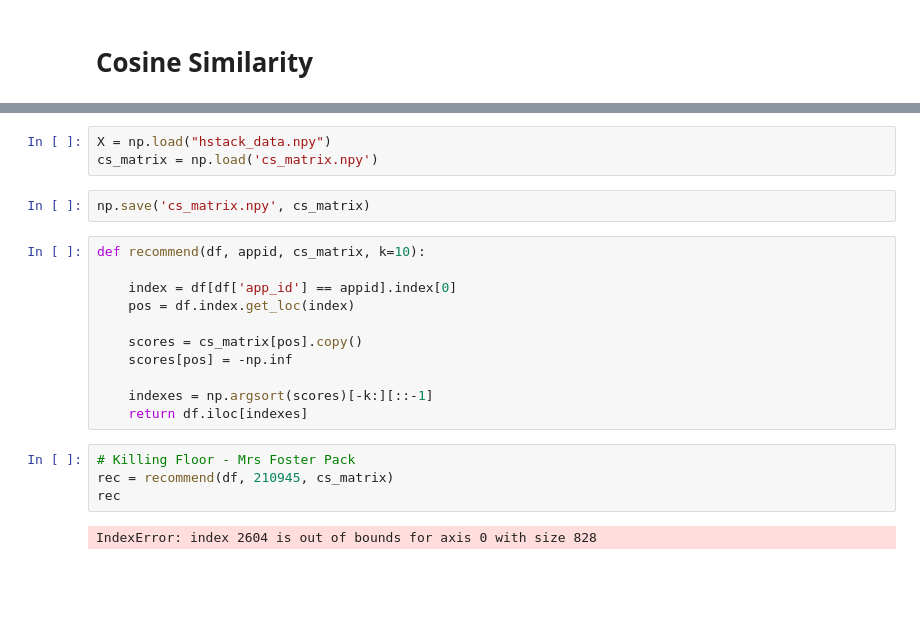
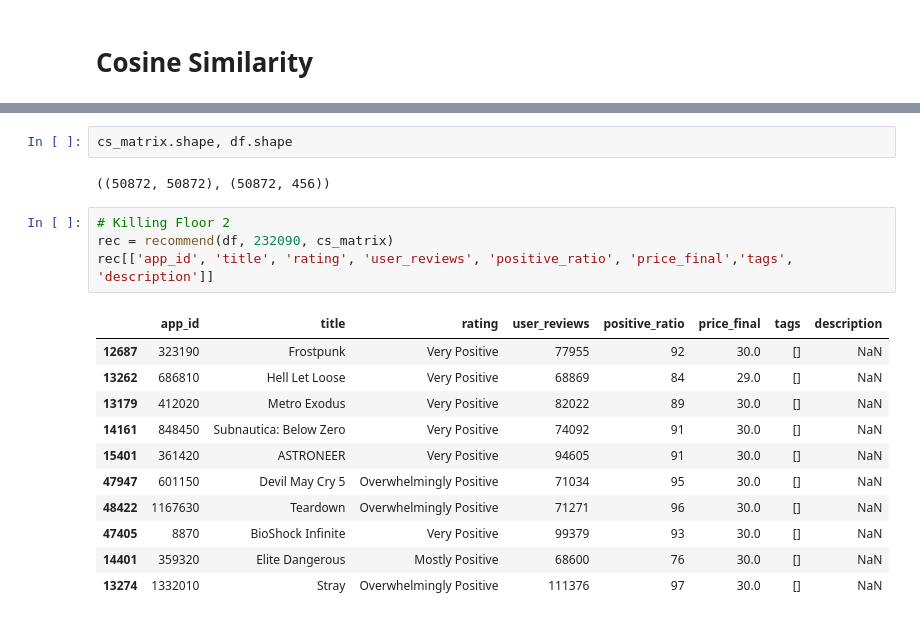
Before and after one commit to nicklus-14/game-recommendation-system, a Jupyter notebook: feature_engineering_and_similarity.ipynb, the cells around one changed output, grey strips where cells are left out. Cells and saved outputs as stored; diff of their text form; blank space fills up the shorter version.

```diff
--- a/feature_engineering_and_similarity.ipynb
+++ b/feature_engineering_and_similarity.ipynb
@@ -248,25 +260,23 @@ df.head(0)
-# %%
-X = np.load("hstack_data.npy")
-cs_matrix = np.load('cs_matrix.npy')
-# %%
-np.save('cs_matrix.npy', cs_matrix)
-# %%
-def recommend(df, appid, cs_matrix, k=10):
-
-    index = df[df['app_id'] == appid].index[0]
-    pos = df.index.get_loc(index)
-
-    scores = cs_matrix[pos].copy()
-    scores[pos] = -np.inf
-
-    indexes = np.argsort(scores)[-k:][::-1]
-    return df.iloc[indexes]
+# %%
+cs_matrix.shape, df.shape
+# %% [output]
+((50872, 50872), (50872, 456))
 # %%
-# Killing Floor - Mrs Foster Pack
-rec = recommend(df, 210945, cs_matrix)
-rec
+# Killing Floor 2
+rec = recommend(df, 232090, cs_matrix)
+rec[['app_id', 'title', 'rating', 'user_reviews', 'positive_ratio', 'price_final','tags', 'description']]
 # %% [output]
-IndexError: index 2604 is out of bounds for axis 0 with size 828
+|  | app_id | title | rating | user_reviews | positive_ratio | price_final | tags | description |
+| 12687 | 323190 | Frostpunk | Very Positive | 77955 | 92 | 30.0 | [] | NaN |
+| 13262 | 686810 | Hell Let Loose | Very Positive | 68869 | 84 | 29.0 | [] | NaN |
+| 13179 | 412020 | Metro Exodus | Very Positive | 82022 | 89 | 30.0 | [] | NaN |
+| 14161 | 848450 | Subnautica: Below Zero | Very Positive | 74092 | 91 | 30.0 | [] | NaN |
+| 15401 | 361420 | ASTRONEER | Very Positive | 94605 | 91 | 30.0 | [] | NaN |
+| 47947 | 601150 | Devil May Cry 5 | Overwhelmingly Positive | 71034 | 95 | 30.0 | [] | NaN |
+| 48422 | 1167630 | Teardown | Overwhelmingly Positive | 71271 | 96 | 30.0 | [] | NaN |
+| 47405 | 8870 | BioShock Infinite | Very Positive | 99379 | 93 | 30.0 | [] | NaN |
+| 14401 | 359320 | Elite Dangerous | Mostly Positive | 68600 | 76 | 30.0 | [] | NaN |
+| 13274 | 1332010 | Stray | Overwhelmingly Positive | 111376 | 97 | 30.0 | [] | NaN |
 # %%
 # ELDEN RING
 rec = recommend(df, 1245620, cs_matrix)
```
Also changed, not shown: parts of 10 cells of this notebook, 1 other file.
